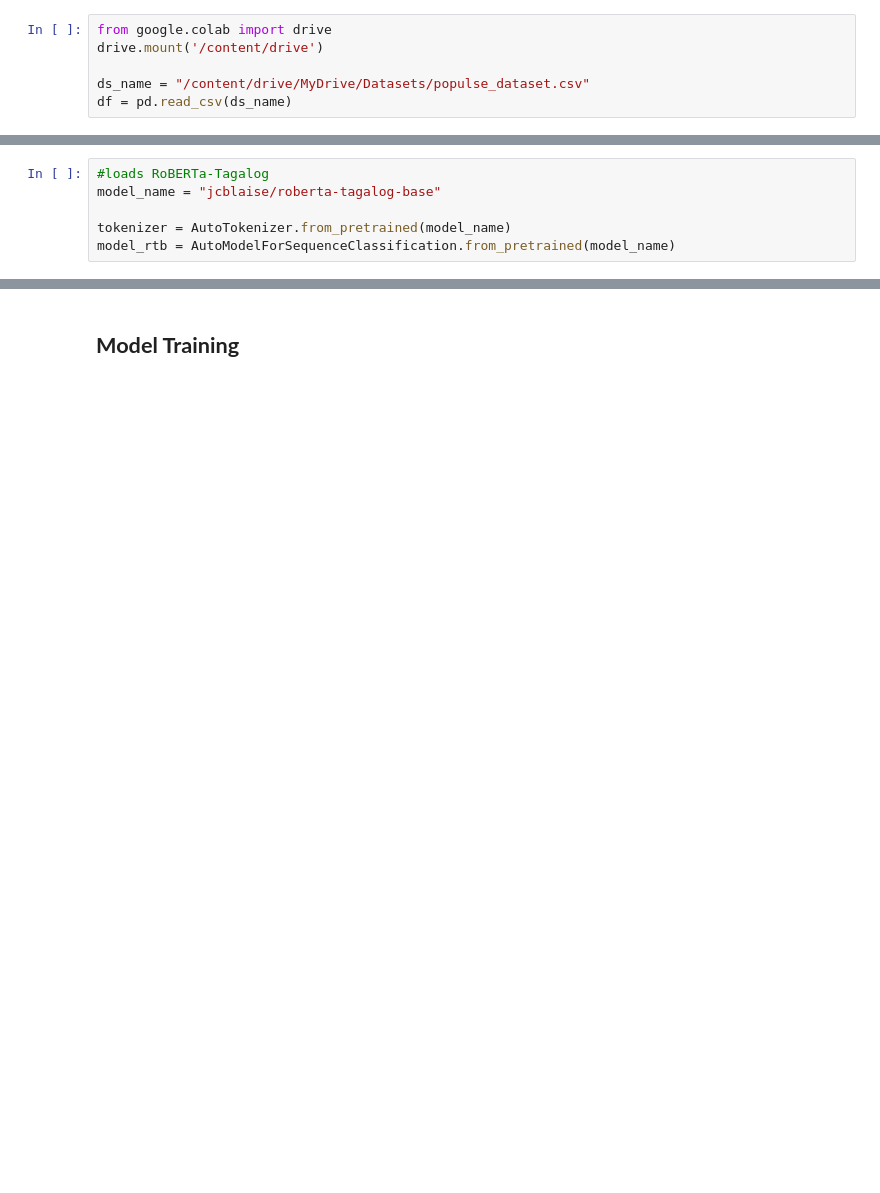
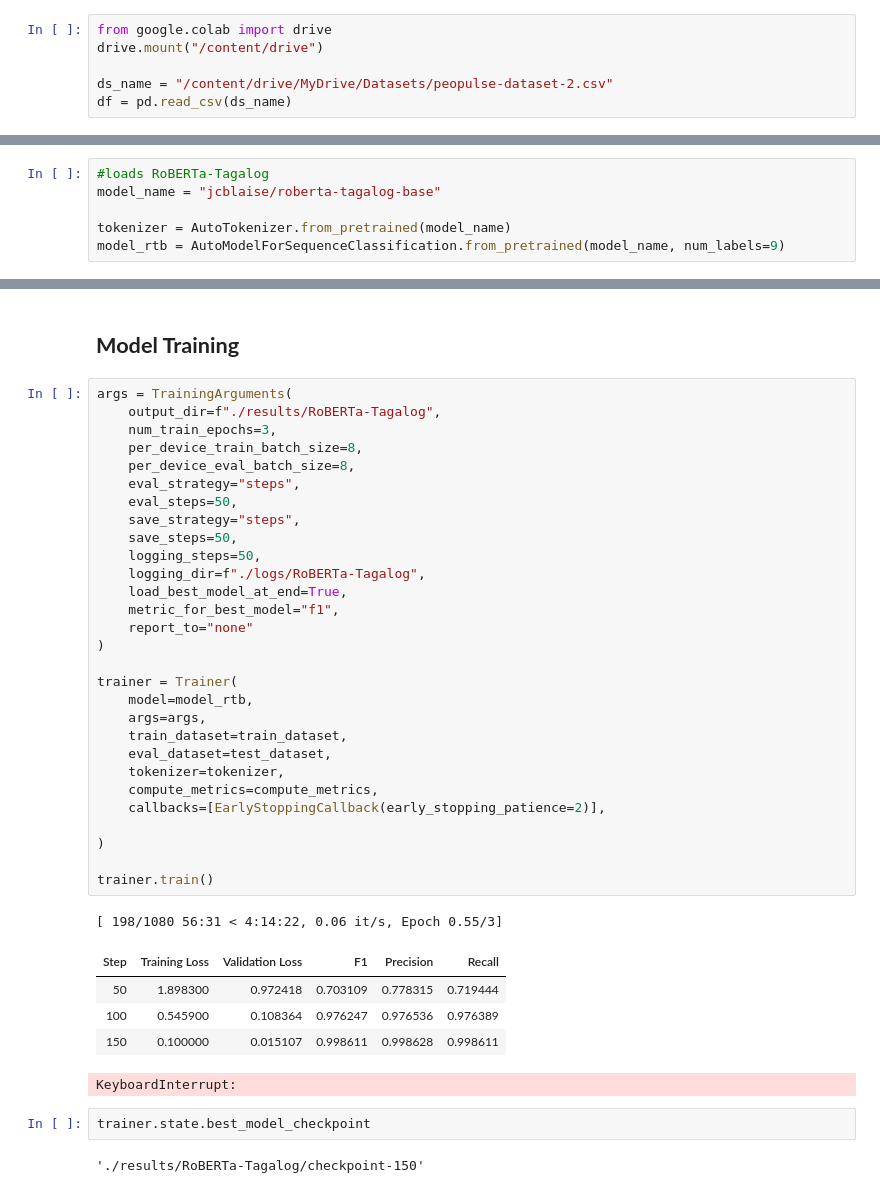
Before and after one commit to mswae/outsaiders-first-mayoral-hackathon, a Jupyter notebook: peopulse.ipynb, the cells around one changed output, grey strips where cells are left out. Drawn from its saved outputs; the diff is of its cells as text; blank space fills up the shorter version.

Commit message:
trained the model on synthetic data; pushed model to HF

```diff
--- a/peopulse.ipynb
+++ b/peopulse.ipynb
@@ -22,7 +23,7 @@ import hdbscan
 ## Load Dataset
 # %%
 from google.colab import drive
-drive.mount('/content/drive')
+drive.mount("/content/drive")
 
-ds_name = "/content/drive/MyDrive/Datasets/populse_dataset.csv"
+ds_name = "/content/drive/MyDrive/Datasets/peopulse-dataset-2.csv"
 df = pd.read_csv(ds_name)
@@ -33,4 +36,4 @@ df = pd.read_csv(ds_name)
 model_name = "jcblaise/roberta-tagalog-base"
 
 tokenizer = AutoTokenizer.from_pretrained(model_name)
-model_rtb = AutoModelForSequenceClassification.from_pretrained(model_name)
+model_rtb = AutoModelForSequenceClassification.from_pretrained(model_name, num_labels=9)
@@ -96,2 +150,42 @@ print(f"Test set shape: {y_test.value_counts(normalize=True)}")
 # %% [markdown]
 ## **Model Training**
+# %%
+args = TrainingArguments(
+    output_dir=f"./results/RoBERTa-Tagalog",
+    num_train_epochs=3,
+    per_device_train_batch_size=8,
+    per_device_eval_batch_size=8,
+    eval_strategy="steps",
+    eval_steps=50,
+    save_strategy="steps",
+    save_steps=50,
+    logging_steps=50,
+    logging_dir=f"./logs/RoBERTa-Tagalog",
+    load_best_model_at_end=True,
+    metric_for_best_model="f1",
+    report_to="none"
+)
+
+trainer = Trainer(
+    model=model_rtb,
+    args=args,
+    train_dataset=train_dataset,
+    eval_dataset=test_dataset,
+    tokenizer=tokenizer,
+    compute_metrics=compute_metrics,
+    callbacks=[EarlyStoppingCallback(early_stopping_patience=2)],
+
+)
+
+trainer.train()
+# %% [output]
+[ 198/1080 56:31 < 4:14:22, 0.06 it/s, Epoch 0.55/3]
+| Step | Training Loss | Validation Loss | F1 | Precision | Recall |
+| 50 | 1.898300 | 0.972418 | 0.703109 | 0.778315 | 0.719444 |
+| 100 | 0.545900 | 0.108364 | 0.976247 | 0.976536 | 0.976389 |
+| 150 | 0.100000 | 0.015107 | 0.998611 | 0.998628 | 0.998611 |
+KeyboardInterrupt:
+# %%
+trainer.state.best_model_checkpoint
+# %% [output]
+'./results/RoBERTa-Tagalog/checkpoint-150'
```
Also changed, not shown: parts of 8 cells of this notebook.
